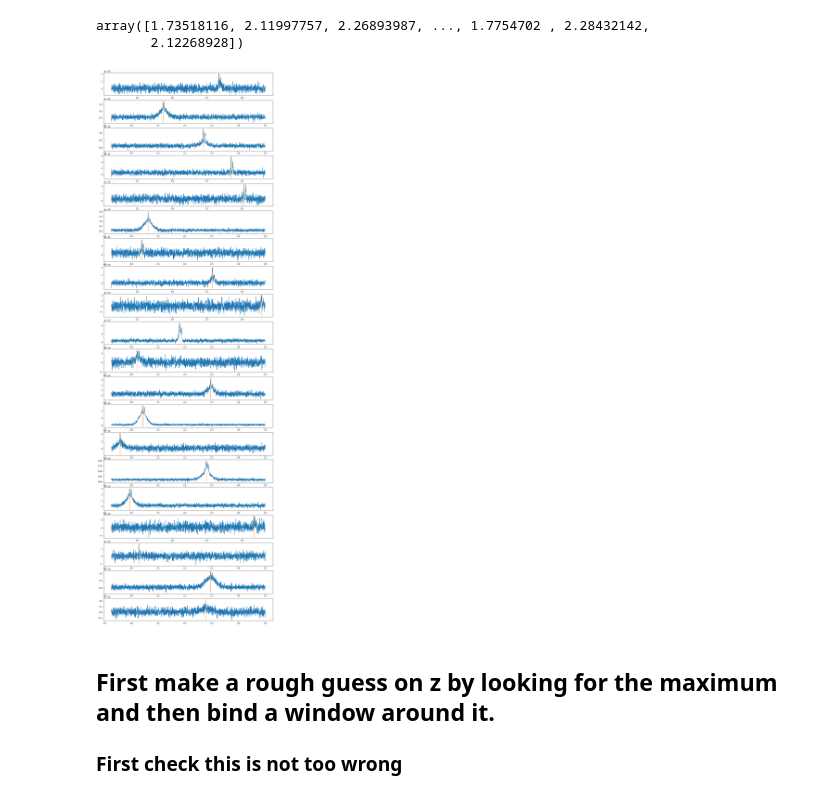
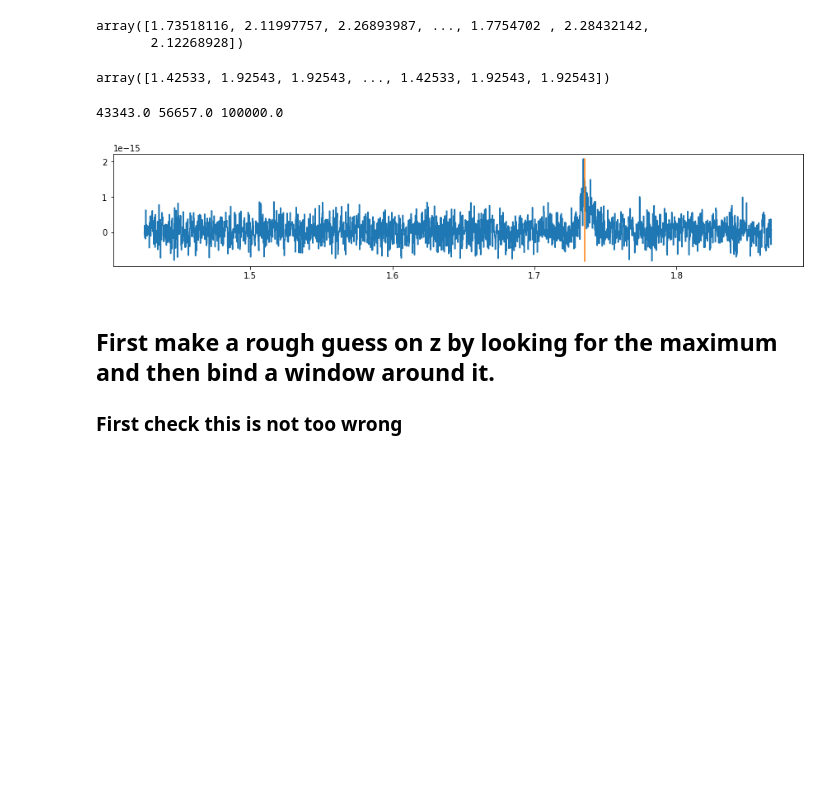
Before and after one commit to jscholtz/FastAGN, a Jupyter notebook: Determine_z_2Dish.ipynb, the cells around one changed output. Saved outputs shown, nothing was run; the diff lists cells and outputs as text; code cells hidden in the pictures; blank space fills up the shorter version.

```diff
--- a/Determine_z_2Dish.ipynb
+++ b/Determine_z_2Dish.ipynb
@@ -51,3 +83,7 @@ peakwl
 # %% [output]
 array([1.73518116, 2.11997757, 2.26893987, ..., 1.7754702 , 2.28432142,
        2.12268928])
+# %%
+freq[:,0]
+# %% [output]
+array([1.42533, 1.92543, 1.92543, ..., 1.42533, 1.92543, 1.92543])
@@ -54,15 +93,19 @@ array([1.73518116, 2.11997757, 2.26893987, ..., 1.7754702 , 2.28432142,
+# %%
+print(np.sum(mask000*1.0),np.sum(mask001*1.0),np.sum(mask000*1.0)+np.sum(mask001*1.0))
+# %% [output]
+43343.0 56657.0 100000.0
 # %%
-toshow = 20
+toshow = 1
 offset = 0
 plt.figure(figsize=(15,2.5*toshow))
 for i in range(offset,offset+toshow):
     plt.subplot(toshow,1,i+1-offset)
     plt.plot(freq[i],flux[i],drawstyle='steps-mid')
     guess = int(con_opz2pos(opzs[i],freq[i,0],freq[i,-1],2048))
     plt.plot([freq[i,guess],freq[i,guess]],[np.min(flux[i]),np.max(flux[i])])
 plt.show()
 # %% [output]
-[figure, old version]
+[figure, new version]
 # %% [markdown]
 ## First make a rough guess on z by looking for the maximum and then bind a window around it.
 
```
Also changed, not shown: parts of 22 cells of this notebook, 5 other files.
